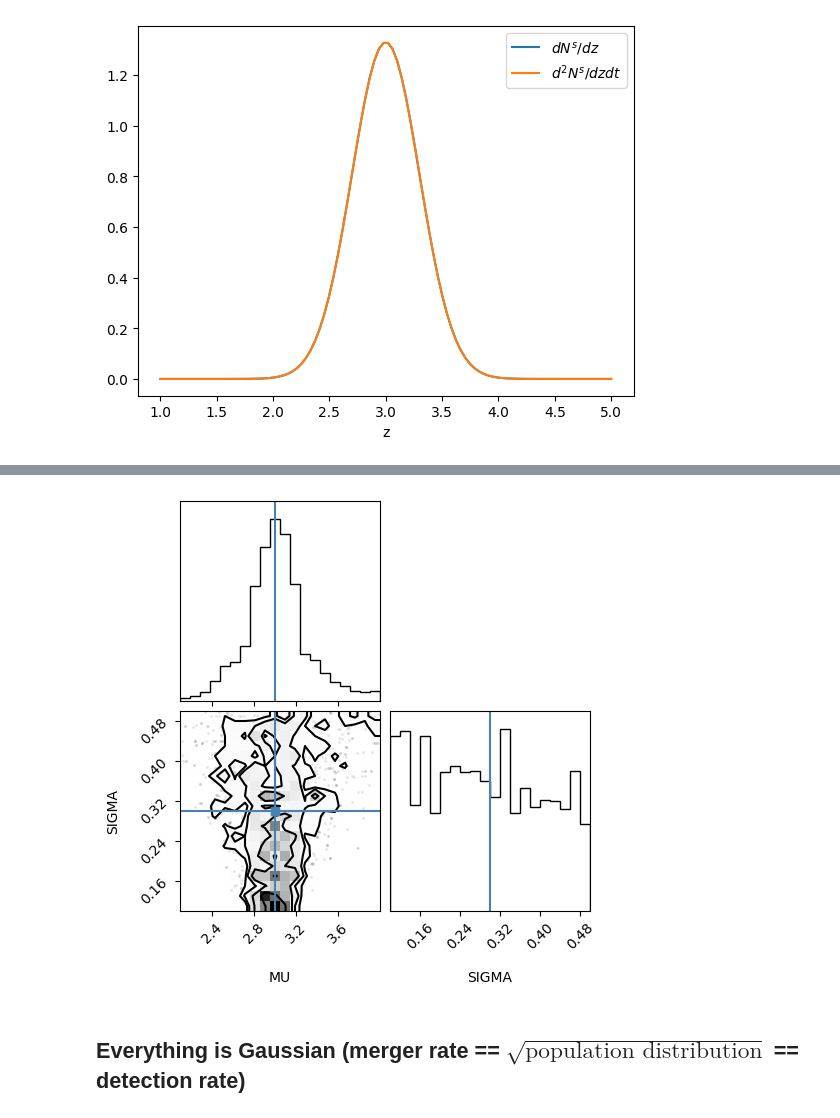
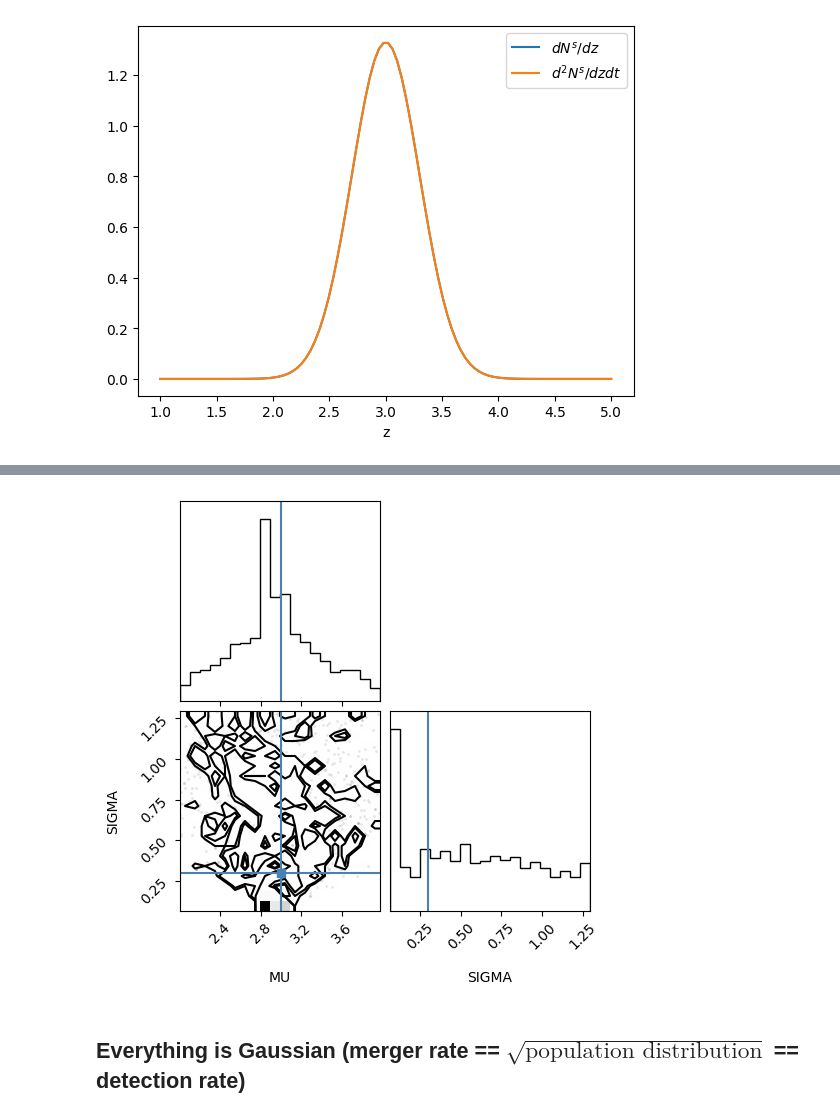
Before and after one commit to SSingh087/test-hierarchical-model, a Jupyter notebook: test-toy-HM/test-astro-HM.ipynb, the cells around one changed output, grey strips where cells are left out. Cells and saved outputs as stored; diff of their text form; code cells hidden in the pictures.

```diff
--- a/test-toy-HM/test-astro-HM.ipynb
+++ b/test-toy-HM/test-astro-HM.ipynb
@@ -66,11 +66,11 @@ import pymc3 as pm
 # %%
 with pm.Model() as model:
     MU = pm.Uniform('MU', lower=MU_DISTRIBUTION_POP-1, upper=MU_DISTRIBUTION_POP+1)
-    SIGMA = pm.Uniform('SIGMA', lower=SIGMA_DISTRIBUTION_POP-.2, upper=SIGMA_DISTRIBUTION_POP+.2)
+    SIGMA = pm.Uniform('SIGMA', lower=SIGMA_DISTRIBUTION_POP-1, upper=SIGMA_DISTRIBUTION_POP+1)
     prior = pm.Normal('mu', mu=MU, sigma=SIGMA)  # prior draws data points from hyperprior
     obs = pm.Normal('obs', mu=prior, sigma=0.5, observed=Z_SRC)  # likelihood draws data points from prior
-    step = pm.Metropolis()
+
 
     # sample with 3 independent Markov chains
-    trace = pm.sample(draws=500, chains=5, step=step, return_inferencedata=True, cores=2)
+    trace_NUTS = pm.sample(draws=500, chains=3, step=pm.NUTS(), return_inferencedata=True)
 # %% [output]
@@ -98,9 +100,9 @@ array([[<Axes: title={'center': 'MU'}>, <Axes: title={'center': 'MU'}>],
 # %%
 import corner
-_ = corner.corner(trace, var_names=["MU", "SIGMA"],
-                  truths=dict(MU=MU_DISTRIBUTION_POP, SIGMA=SIGMA_DISTRIBUTION_POP))
+_ = corner.corner(trace_NUTS, var_names=["MU", "SIGMA"],
+                  truths=dict(MU=MU_DISTRIBUTION_POP, SIGMA=SIGMA_DISTRIBUTION_POP), show_titles=True)
 # %% [output]
-[figure, old version]
+[figure, new version]
 # %% [markdown]
 ## Everything is Gaussian (merger rate == $\sqrt{\text{population distribution}}$ == detection rate)
 # %% [markdown]
```
Also changed, not shown: parts of 19 cells of this notebook, 3 other files.
